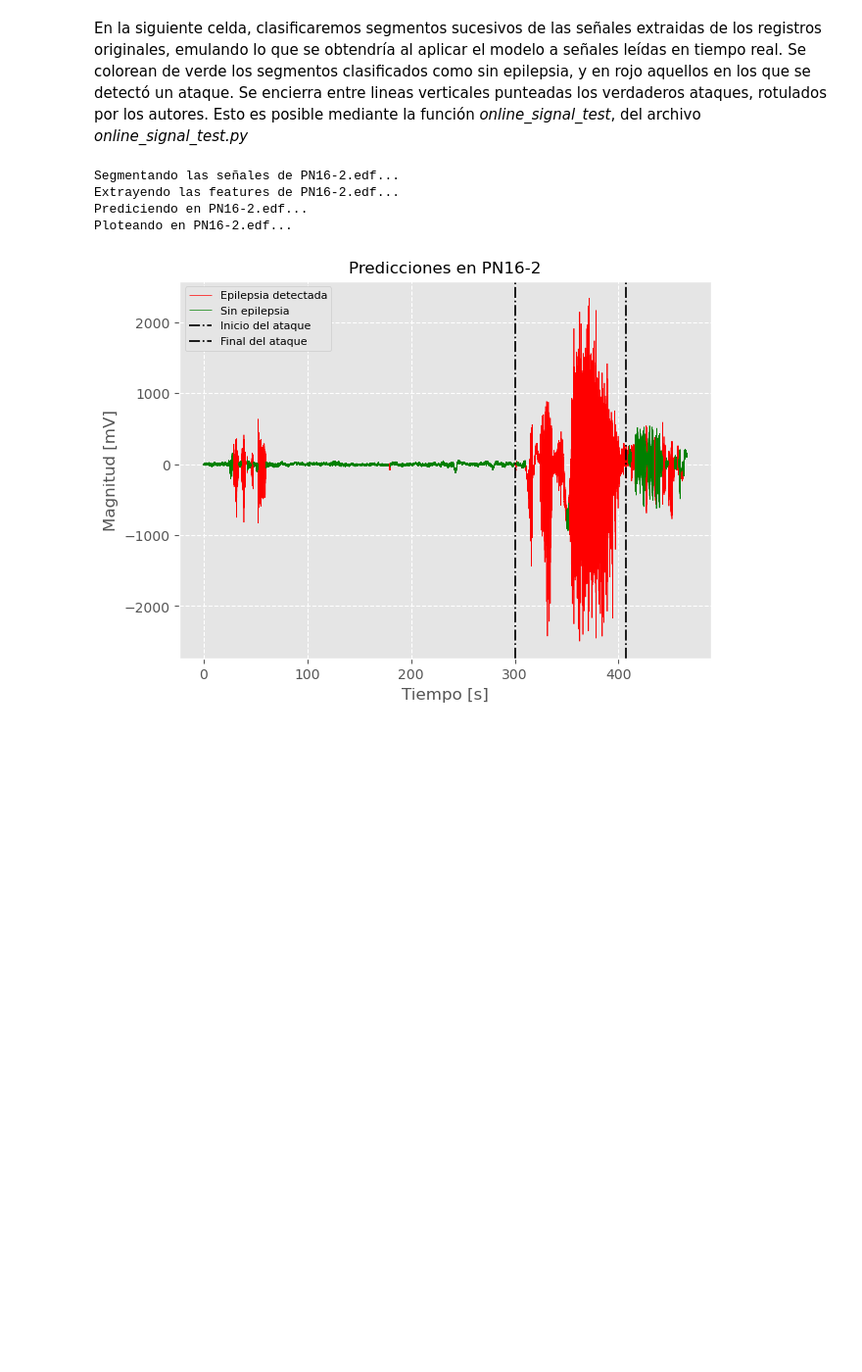
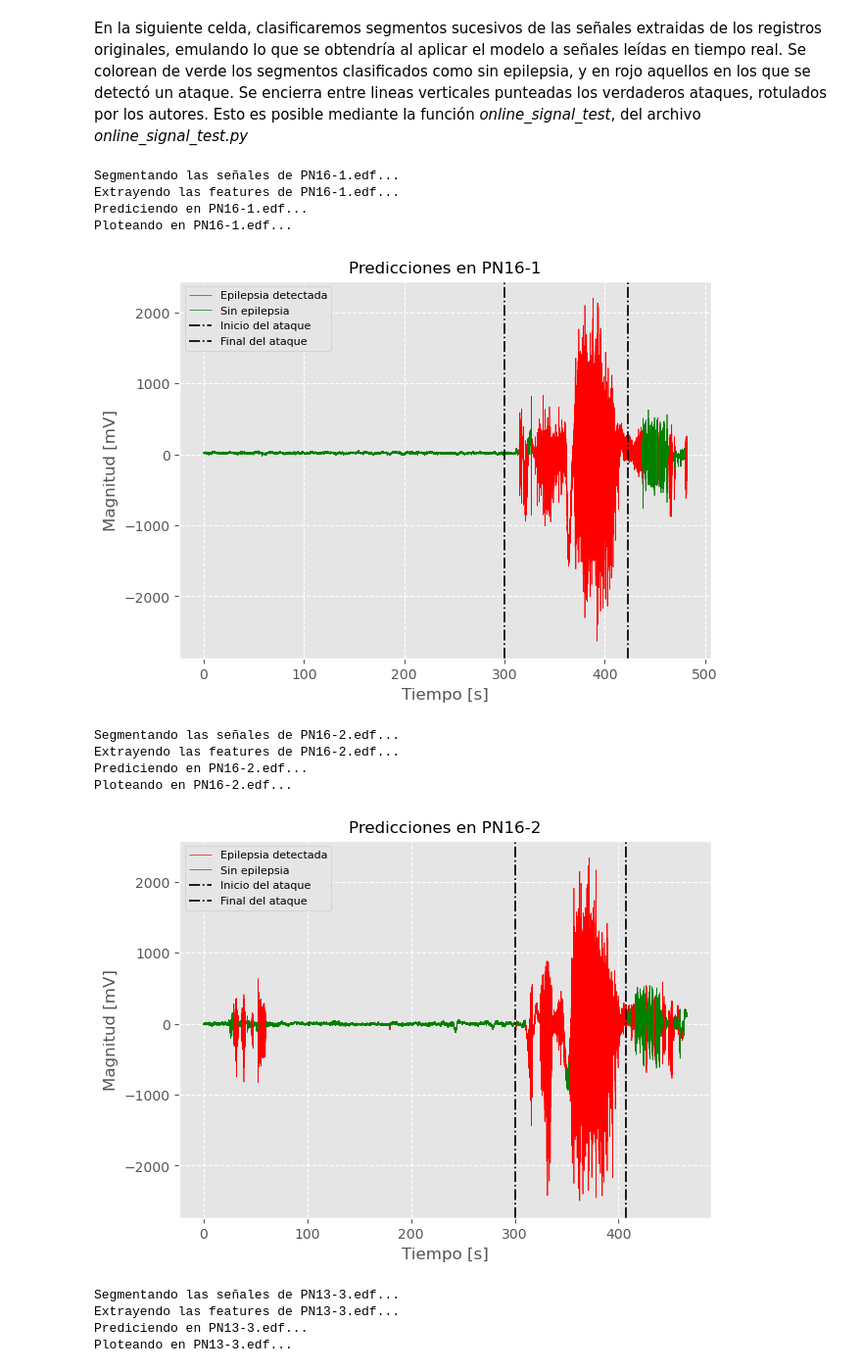
Before and after one commit to gonzagrau/epilepsy_detection, a Jupyter notebook: PSIB2024Q1-FINAL-Bajlec_Grau_Neira.ipynb, the cells around one changed output. Shown at 98% size. Drawn from its saved outputs; the diff is of its cells as text; code cells hidden in the pictures; blank space fills up the shorter version.

```diff
--- a/PSIB2024Q1-FINAL-Bajlec_Grau_Neira.ipynb
+++ b/PSIB2024Q1-FINAL-Bajlec_Grau_Neira.ipynb
@@ -438,38 +438,45 @@ plt.style.use('ggplot')
 # %%
 channels = ['EEG T3', 'EEG T5'] #, 'EEG F7', 'EEG F3', 'EEG C3', 'EEG P3']
 indexes = []
 labels = []
 fs = None
-edf_files = ['PN16/PN16-2.edf', 'PN16/PN16-1.edf', 'PN13/PN13-3.edf', 'PN12/PN12-1.2.edf', 'PN01/PN01-1.edf']
+edf_files = [ 'PN16/PN16-1.edf', 'PN16/PN16-2.edf', 'PN13/PN13-3.edf', 'PN12/PN12-1.2.edf', 'PN01/PN01-1.edf']
 
 
 with warnings.catch_warnings():
     warnings.simplefilter("ignore")
     for edf in edf_files:
         # Paso 1: duracion de señal y seizures
         name = edf.split('/')[-1]
         this_seizure_events = [seiz for seiz in seizure_events if seiz["file_name"]==name]
 
         if len(this_seizure_events) == 0:
             print('nada en', name)
             continue
 
         # Paso 2: extraemos la señal
         raw = io.read_raw_edf(rf"{DATASET_DIR}/{edf}", verbose=False)
         print('\n\n')
         if fs is None:
             fs = raw.info['sfreq']
         raw_filt = raw.pick(channels)
         data_namefilt = raw_filt.get_data() * 1e6
 
         # Ploteamos la clasificación aplicada "en tiempo real"
         for seiz in this_seizure_events:
-            arr_seg_true, arr_seg_false = online_signal_test(modelo_leido, data_namefilt, channels, seiz, name, fs)
-
-        break
+            arr_seg_true, arr_seg_false, arr_all = online_signal_test(modelo_leido, data_namefilt, channels, seiz, name, fs)
 # %% [output]
-Segmentando las señales de PN16-2.edf...
-Extrayendo las features de PN16-2.edf...
-Prediciendo en PN16-2.edf...
-Ploteando en PN16-2.edf...
+Segmentando las señales de PN16-1.edf...
+Extrayendo las features de PN16-1.edf...
+Prediciendo en PN16-1.edf...
+Ploteando en PN16-1.edf...
-[figure, old version]
+[figure, new version]
+Segmentando las señales de PN16-2.edf...
+Extrayendo las features de PN16-2.edf...
+Prediciendo en PN16-2.edf...
+Ploteando en PN16-2.edf...
+[figure, added]
+Segmentando las señales de PN13-3.edf...
+Extrayendo las features de PN13-3.edf...
+Prediciendo en PN13-3.edf...
+Ploteando en PN13-3.edf...
```
Also changed, not shown: parts of 16 cells of this notebook, 6 other files.
